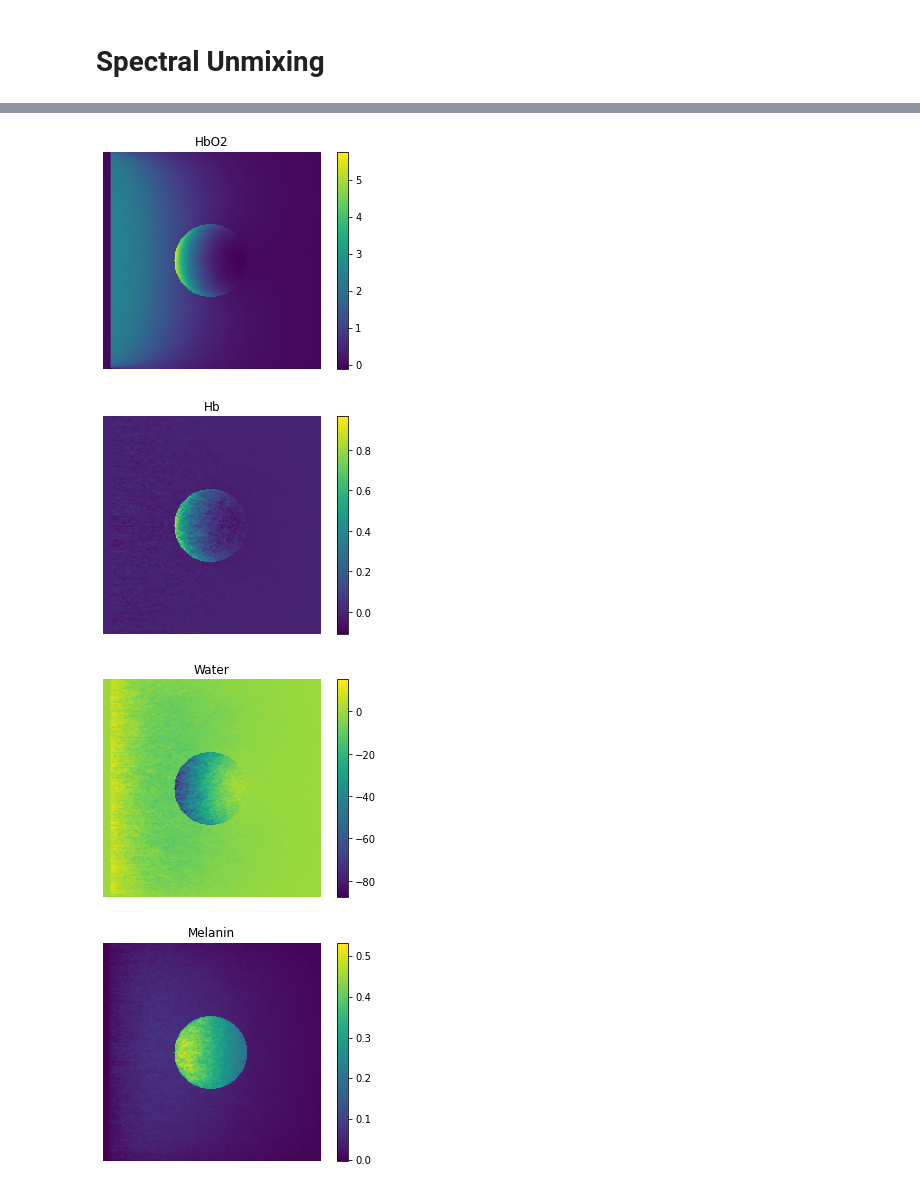
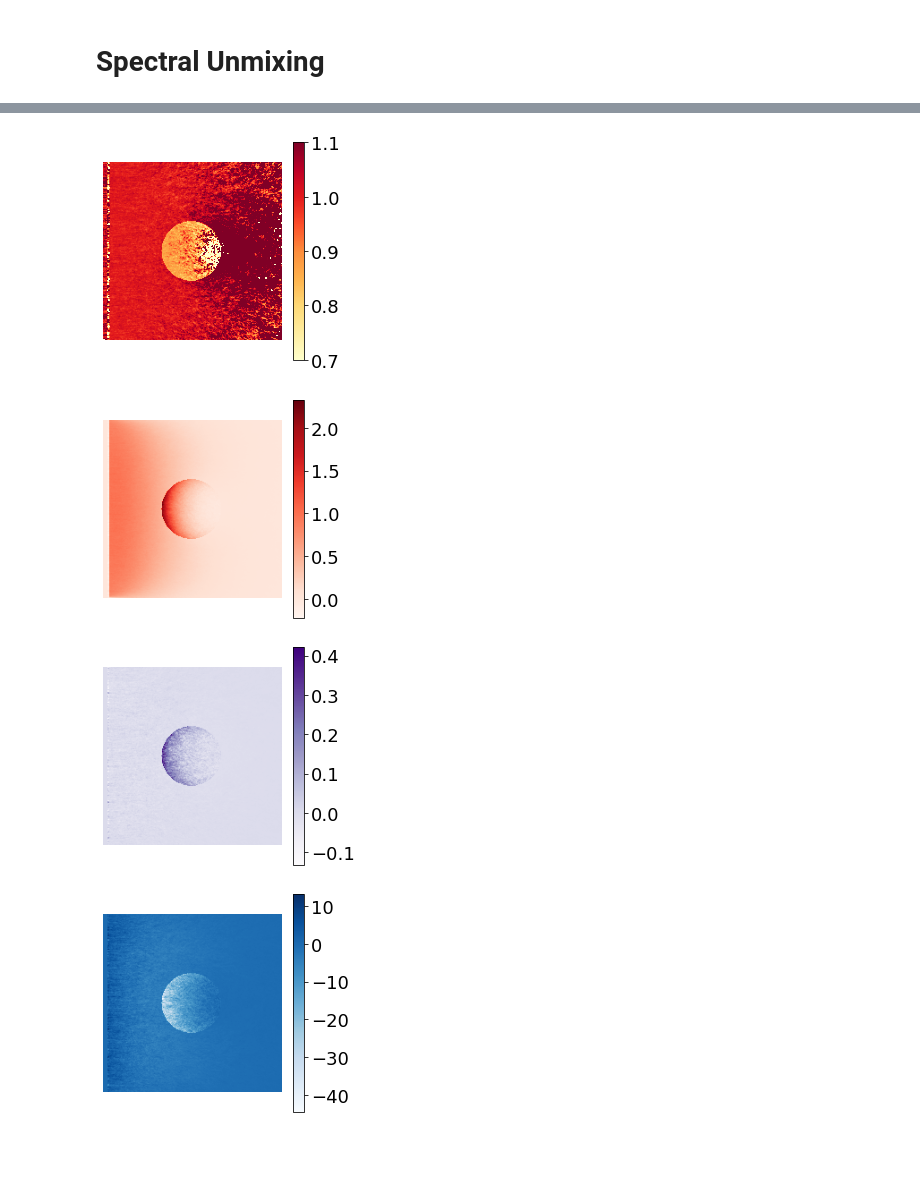
Before and after one commit to tomelse/SkinPhantomSimulations, a Jupyter notebook: Exp3/Vessel Depth Analysis.ipynb, the cells around one changed output, grey strips where cells are left out. Cells and saved outputs as stored; diff of their text form; code cells hidden in the pictures; blank space fills up the shorter version.

```diff
--- a/Exp3/Vessel Depth Analysis.ipynb
+++ b/Exp3/Vessel Depth Analysis.ipynb
@@ -8,12 +8,15 @@ import matplotlib
 
 from pymcx import read_output_file, load_mcx_settings
 from spectra import blood_mu_a, melanosome_mu_a, water_mu_a
+
+matplotlib.rcParams['figure.figsize'] = (4,4)
+matplotlib.rcParams.update({'font.size': 18})
 # %% [markdown]
 Load the list of parameters run and the files containing the output and settings files. The constant variables are removed for the summary tables.
 # %%
 parameters = pd.read_csv("params.csv", index_col=0)
 # Simulations were run for a couple of different melanin concentrations.
-parameters = parameters[parameters["Melanin"]==0.0001]
+parameters = parameters[parameters["Melanin"]==0.01]
 parameters.loc[:, parameters.nunique()>1]
 # %% [output]
 |  | VesselDepth | Wavelength | OutputFile | VolumeFile | SettingsFile |
@@ -75,7 +78,7 @@ for dep_variable in labels:
     for i, (result_file, settings_file) in enumerate(zip(selection["OutputFile"], selection["SettingsFile"])):
         settings = load_mcx_settings(settings_file)
         result = read_output_file(result_file, settings)
-        test[:, :, i] = np.sum(result[:, 75:125, :, 0], axis=1)
+        test[:, :, i] = np.sum(result[:, 90:110, :, 0], axis=1)
         # test[:, :, i] = result[:, 100, :, 0]
     ms_results.append(test)
 # %% [markdown]
@@ -145,26 +170,36 @@ plt.show()
 # %%
-plt.imshow(unmixed[n][:, :, 1])
+# SO2
+plt.imshow(so2[n], cmap="YlOrRd", clim=(0.7,1.1))
 plt.colorbar()
 plt.axis("off")
-plt.title("HbO2")
+plt.savefig("../FiguresOutput/depth_so2_map.png")
 plt.show()
-plt.imshow(unmixed[n][:, :, 0])
+# HbO2
+plt.imshow(unmixed[n][:, :, 1], cmap="Reds")
 plt.colorbar()
 plt.axis("off")
-plt.title("Hb")
+plt.savefig("../FiguresOutput/depth_hbo2_map.png")
 plt.show()
-plt.imshow(unmixed[n][:, :, 2])
+# Hb
+plt.imshow(unmixed[n][:, :, 0], cmap="Purples")
 plt.colorbar()
 plt.axis("off")
-plt.title("Water")
+plt.savefig("../FiguresOutput/depth_hb_map.png")
 plt.show()
-plt.imshow(unmixed[n][:, :, 3])
+# Water
+plt.imshow(unmixed[n][:, :, 2], cmap="Blues")
 plt.colorbar()
-plt.title("Melanin")
 plt.axis("off")
+plt.savefig("../FiguresOutput/depth_h2o_map.png")
 plt.show()
+# Melanin
+plt.imshow(unmixed[n][:, :, 3], cmap="Oranges")
+plt.colorbar()
+plt.axis("off")
+plt.savefig("../FiguresOutput/depth_mel_png")
+plt.show()
 # %% [output]
-[figure, old version]
+[figure, new version]
-[figure, old version]
+[figure, new version]
-[figure, old version]
+[figure, new version]
-[figure, old version]
+[figure, new version]
```
Also changed, not shown: parts of 9 cells of this notebook, 14 other files.
